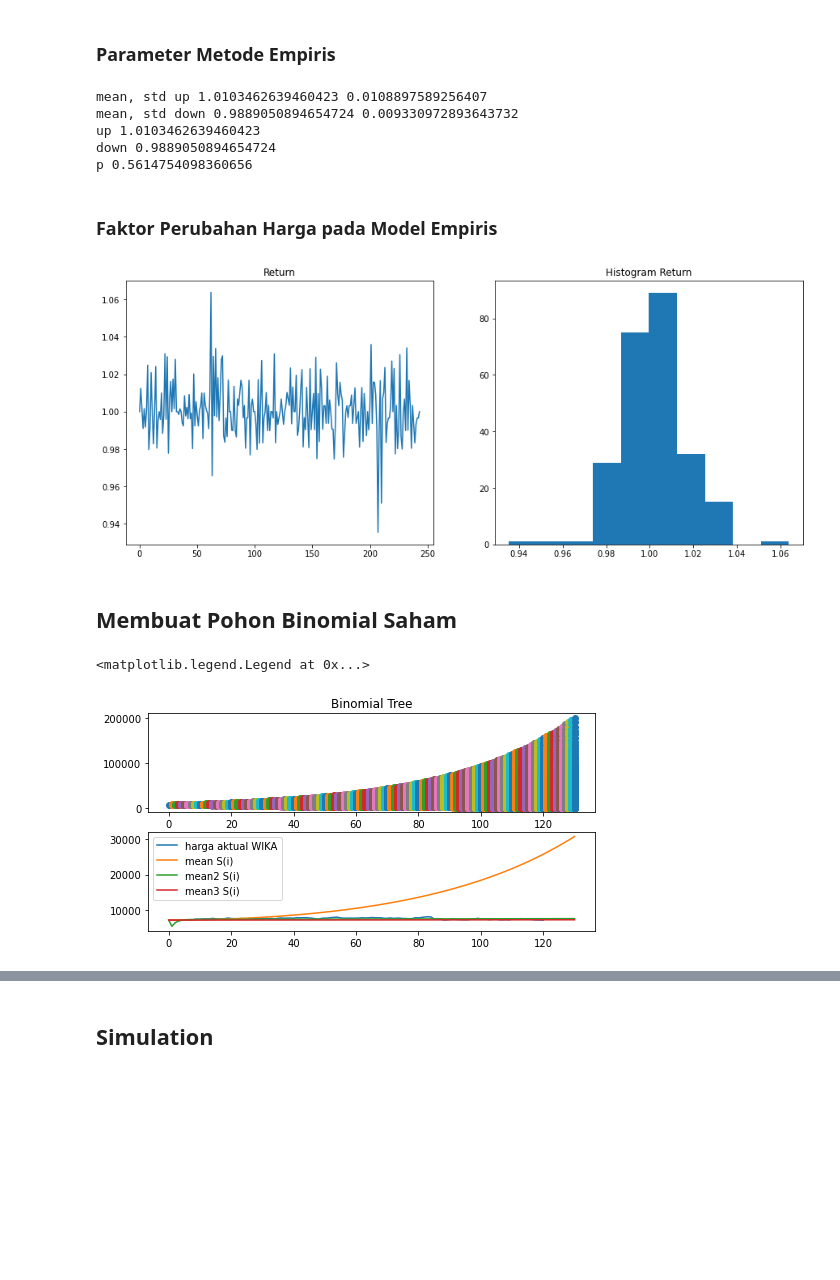
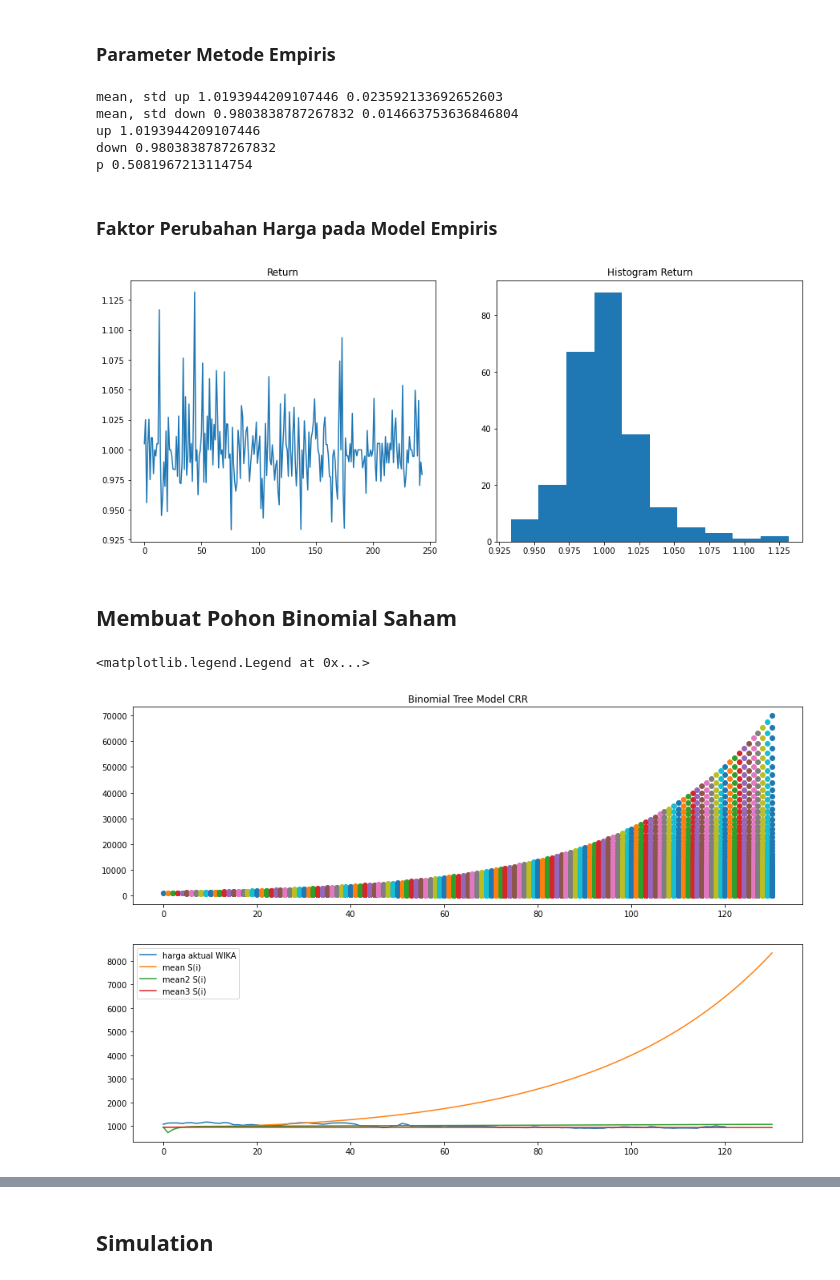
Before and after one commit to Heritsam/monte-carlo-stocks-prediction, a Jupyter notebook: wika.ipynb, the cells around one changed output, grey strips where cells are left out. Drawn from its saved outputs; the diff is of its cells as text; code cells hidden in the pictures; blank space fills up the shorter version.

```diff
--- a/wika.ipynb
+++ b/wika.ipynb
@@ -17,13 +17,10 @@ import yfinance as yf
 import pandas as pd
 from pandas_datareader import data as pdr
 # %%
-ywika = yf.Ticker('BBCA.JK')
+ywika = yf.Ticker('WIKA.JK')
 
 # get historical market data
 overall = ywika.history(start='2021-06-30', end='2022-12-30')
 hist = ywika.history(start='2021-06-30', end='2022-07-02')
 actual = ywika.history(start='2022-07-01', end='2022-12-31')
-
-hist.to_csv('hist.csv')
-actual.to_csv('actual.csv')
 # %%
@@ -86,11 +83,11 @@ print('down', down_empirical)
 print('p', p_empirical)
 # sigm=(ret-avret)**2
 # %% [output]
-mean, std up 1.0103462639460423 0.0108897589256407
-mean, std down 0.9889050894654724 0.009330972893643732
-up 1.0103462639460423
-down 0.9889050894654724
-p 0.5614754098360656
+mean, std up 1.0193944209107446 0.023592133692652603
+mean, std down 0.9803838787267832 0.014663753636846804
+up 1.0193944209107446
+down 0.9803838787267832
+p 0.5081967213114754
 # %% [markdown]
 ### Faktor Perubahan Harga pada Model Empiris
 # %%
@@ -103,7 +100,7 @@ ax2.set_title('Histogram Return')
 
 plt.show()
 # %% [output]
-[figure, old version]
+[figure, new version]
 # %% [markdown]
 ## Membuat Pohon Binomial Saham
 # %%
@@ -115,34 +112,34 @@ u = up_crr
 d = down_crr
 p = p_crr
 
-fig,ax = plt.subplots(2,figsize=(8,4))
+fig,ax = plt.subplots(2,figsize=(15,10))
 price = np.zeros((sim_days+1,sim_days+1), float)
 mean_si = np.zeros((sim_days+1), float)
 mean2_si = np.zeros((sim_days+1), float)
 mean3_si = np.zeros((sim_days+1), float)
 mean_si[0] = So
 mean2_si[0] = So
 mean3_si[0] = So
 price[0, sim_days] = So
 ax[0].scatter(0, price[0, sim_days])
 ax[1].plot(range(len(hist.Close[int(len(hist)/2)+1:-1])), hist.Close[int(len(hist)/2)+1:-1], label='harga aktual WIKA')
 
 for i in range(1,sim_days+1):
   for j in reversed(range(i+1)):
     price[j,i] = So*u**(j)*d**(i-j)
 
   ax[0].scatter([i for k in range(len(price[0:i+1,i]))], price[0:i+1,i])
   mean_si[i] = np.mean(price[0:i+1,i])
   prob = np.array([math.comb(i+1, i+1-k)*p**(i+1-k)*(1-p)**k for k in range(i+1)])
 
   mean2_si[i] = np.sum(price[0:i+1,i]*prob)
   mean3_si[i] = So*u**(i*p)*d**(i-i*p)
 
-ax[0].set_title("Binomial Tree")
+ax[0].set_title("Binomial Tree Model CRR")
 ax[1].plot(mean_si, label='mean S(i)')
 ax[1].plot(mean2_si, label='mean2 S(i)')
 ax[1].plot(mean3_si, label='mean3 S(i)')
 plt.legend()
 # %% [output]
 <matplotlib.legend.Legend at 0x...>
-[figure, old version]
+[figure, new version]
```
Also changed, not shown: parts of 18 cells of this notebook, 17 other files.
